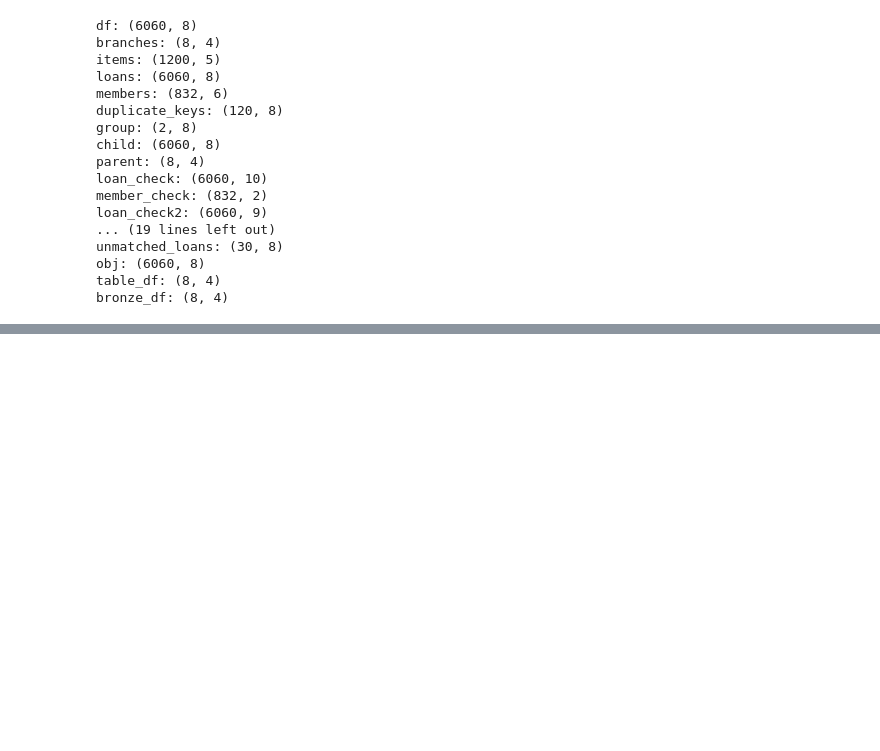
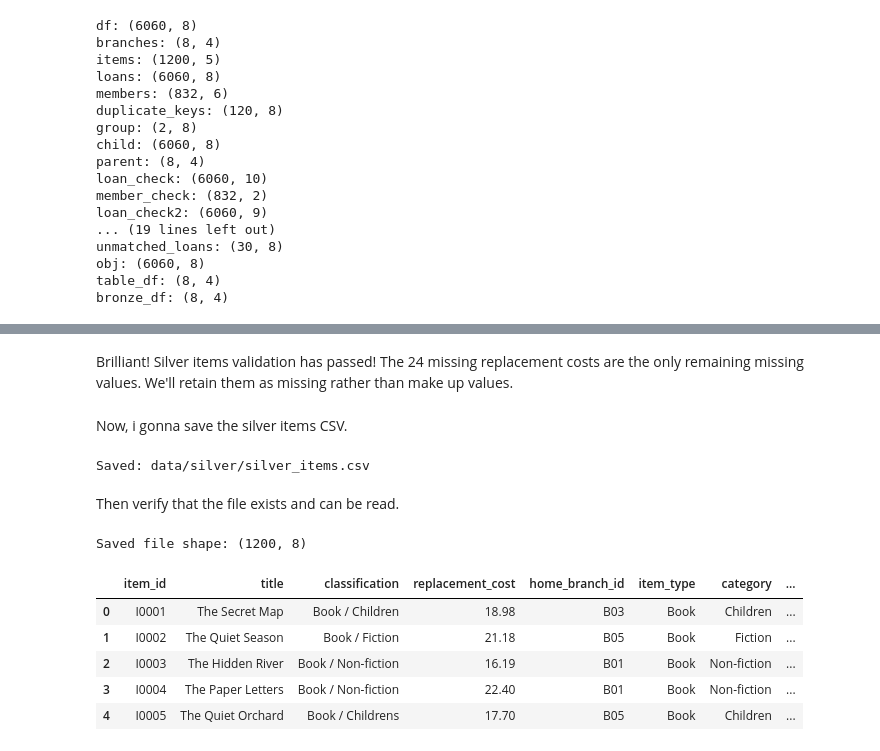
Before and after one commit to WingmanShi/library_data_generator, a Jupyter notebook: Copy_of_library_data_generator.ipynb, the cells around one changed output, grey strips where cells are left out. Saved outputs shown, nothing was run; the diff lists cells and outputs as text; code cells hidden in the pictures; blank space fills up the shorter version.

```diff
--- a/Copy_of_library_data_generator.ipynb
+++ b/Copy_of_library_data_generator.ipynb
@@ -2492,0 +2921,35 @@ bronze_df: (8, 4)
+# %% [markdown]
+Brilliant! Silver items validation has passed! The 24 missing replacement costs are the only remaining missing values. We'll retain them as missing rather than make up values.
+# %% [markdown]
+Now, i gonna save the silver items CSV.
+# %%
+from pathlib import Path
+
+silver_path = Path("data/silver")
+silver_path.mkdir(parents=True, exist_ok=True)
+
+silver_items.to_csv(
+    silver_path / "silver_items.csv",
+    index=False
+)
+
+print("Saved:", silver_path / "silver_items.csv")
+# %% [output]
+Saved: data/silver/silver_items.csv
+# %% [markdown]
+Then verify that the file exists and  can be read.
+# %%
+check_silver_items = pd.read_csv(
+    silver_path / "silver_items.csv"
+)
+
+print("Saved file shape:", check_silver_items.shape)
+display(check_silver_items.head())
+# %% [output]
+Saved file shape: (1200, 8)
+|  | item_id | title | classification | replacement_cost | home_branch_id | item_type | category | ... |
+| 0 | I0001 | The Secret Map | Book / Children | 18.98 | B03 | Book | Children | ... |
+| 1 | I0002 | The Quiet Season | Book / Fiction | 21.18 | B05 | Book | Fiction | ... |
+| 2 | I0003 | The Hidden River | Book / Non-fiction | 16.19 | B01 | Book | Non-fiction | ... |
+| 3 | I0004 | The Paper Letters | Book / Non-fiction | 22.40 | B01 | Book | Non-fiction | ... |
+| 4 | I0005 | The Quiet Orchard | Book / Childrens | 17.70 | B05 | Book | Children | ... |
```
Also changed, not shown: parts of 23 cells of this notebook.
